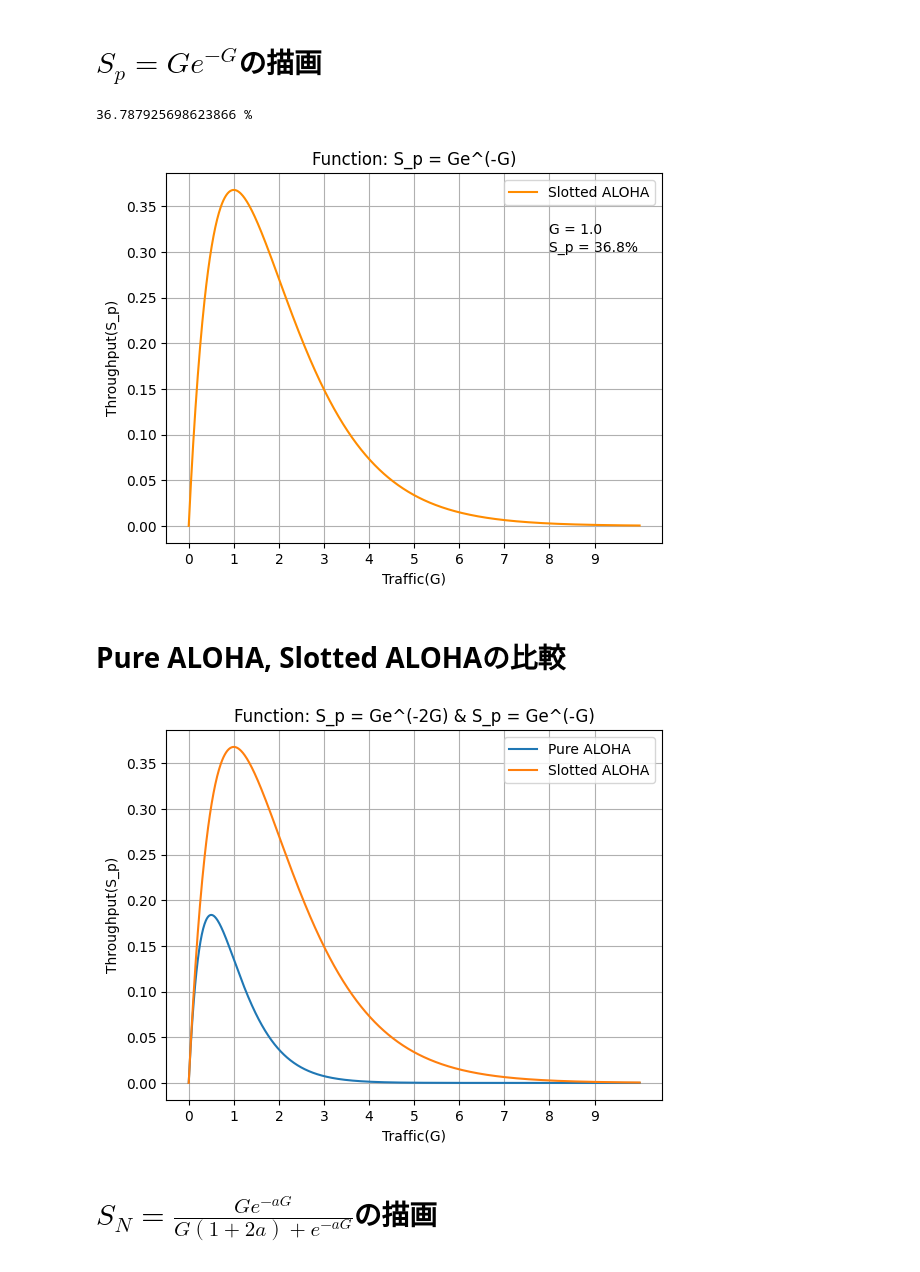
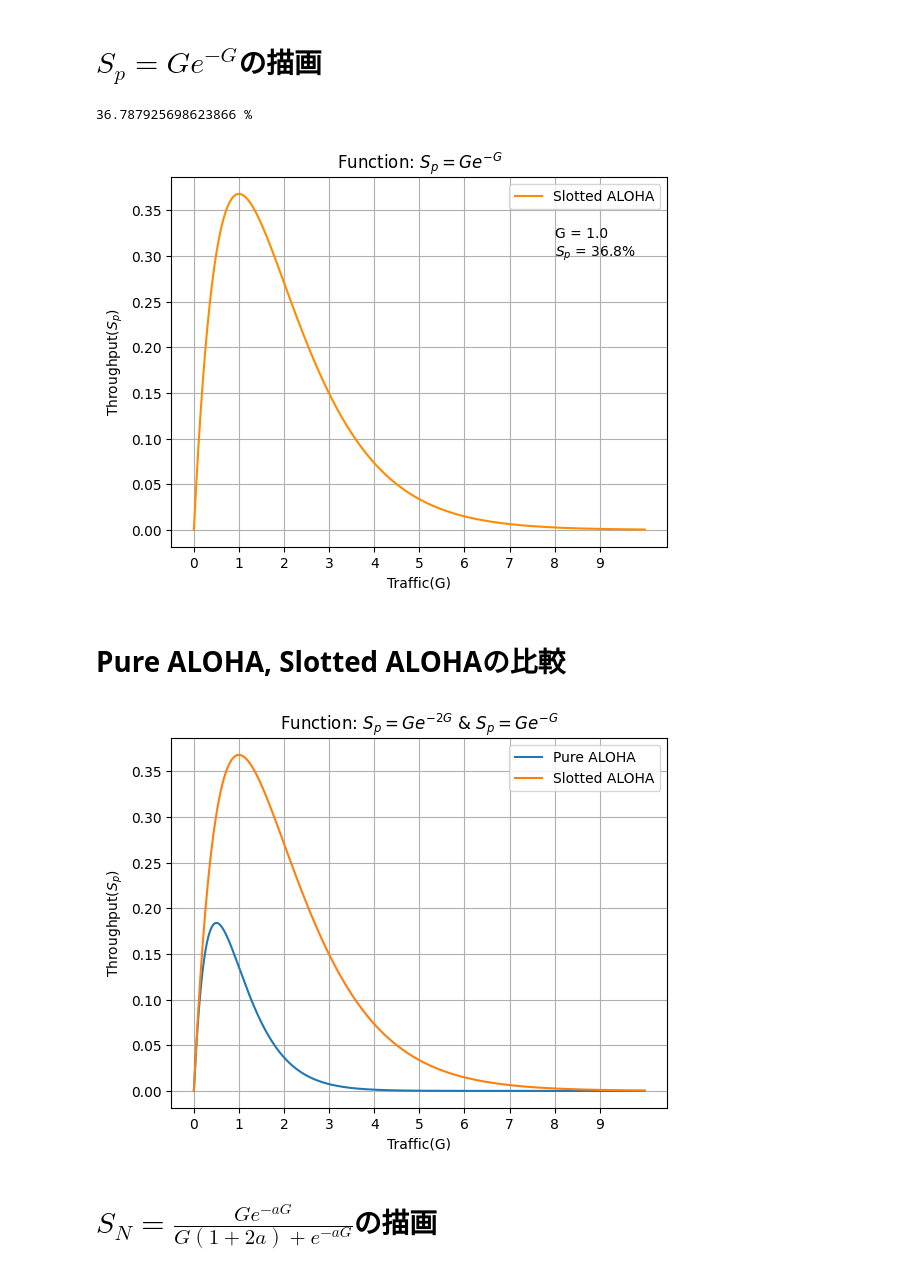
Before and after one commit to ryoww/seminar, a Jupyter notebook: telecomminucation/graph.ipynb, the cells around one changed output. Cells and saved outputs as stored; diff of their text form; code cells hidden in the pictures.

```diff
--- a/telecomminucation/graph.ipynb
+++ b/telecomminucation/graph.ipynb
@@ -51,49 +51,49 @@ print(S_p_s.max()*100, "%")
 # グラフを描画
 plt.plot(G, S_p_s, color= "darkorange", label= "Slotted ALOHA")
 plt.xlabel('Traffic(G)')
-plt.ylabel('Throughput(S_p)')
-plt.title('Function: S_p = Ge^(-G)')
+plt.ylabel(r'Throughput($S_p$)')
+plt.title(r'Function: $S_p = Ge^{-G}$')
 plt.xticks(np.arange(0, 10, step=1))
 plt.text(x=8, y=0.32, s='G = 1.0')
-plt.text(x=8, y=0.30, s='S_p = 36.8%')
+plt.text(x=8, y=0.30, s=r'$S_p$ = 36.8%')
 plt.grid(True)
 plt.legend()
 plt.show()
 # %% [output]
 36.787925698623866 %
-[figure, old version]
+[figure, new version]
 # %% [markdown]
 # Pure ALOHA, Slotted ALOHAの比較
 # %%
 import numpy as np
 import matplotlib.pyplot as plt
 
 def funcp(G):
     return G * np.exp(-2 * G)
 
 
 def funcs(G):
     return G * np.exp(-1 * G)
 
 # Gの値の範囲を指定
 G = np.linspace(0, 10, 1000)
 
 # 関数を計算
 S_p_p = funcp(G)
 S_p_s = funcs(G)
 
 # グラフを描画
 plt.plot(G, S_p_p, label= "Pure ALOHA")
 plt.plot(G, S_p_s, label= "Slotted ALOHA")
 plt.xlabel('Traffic(G)')
-plt.ylabel('Throughput(S_p)')
-plt.title('Function: S_p = Ge^(-2G) & S_p = Ge^(-G)')
+plt.ylabel(r'Throughput($S_p$)')
+plt.title(r'Function: $S_p = Ge^{-2G}$ & $S_p = Ge^{-G}$')
 plt.xticks(np.arange(0, 10, step=1))
 plt.grid(True)
 plt.legend()
 plt.show()
 # %% [output]
-[figure, old version]
+[figure, new version]
 # %% [markdown]
 # $S_N = \frac{Ge^{-aG}}{G(1 + 2a) + e^{-aG}}$の描画
 # %%
```
Also changed, not shown: parts of 3 cells of this notebook, 12 other files.
